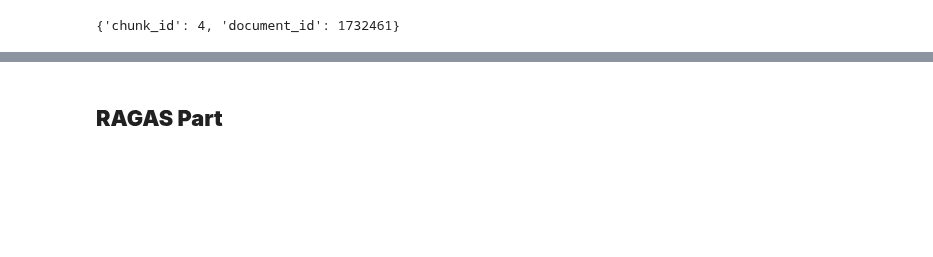
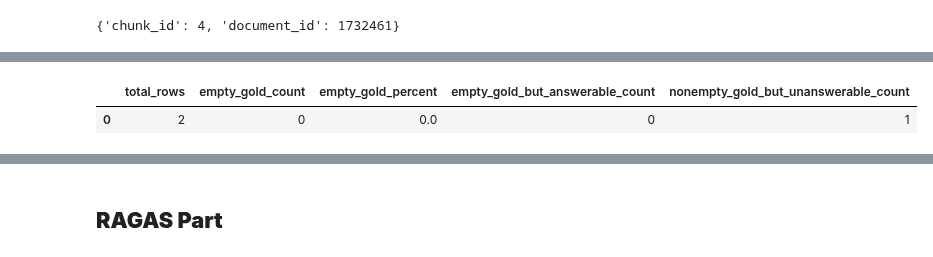
Before and after one commit to ZohoorAlmalkiUQU/ArabicaRAG-Eval, a Jupyter notebook: ArabicaQA_RAG_Eval.ipynb, the cells around one changed output, grey strips where cells are left out. Saved outputs shown, nothing was run; the diff lists cells and outputs as text; code cells hidden in the pictures; blank space fills up the shorter version.

```diff
--- a/ArabicaQA_RAG_Eval.ipynb
+++ b/ArabicaQA_RAG_Eval.ipynb
@@ -1298,17 +1535,87 @@ df_results.head()
 # %%
-# after your parsing (correct_answers is list)
+# ============================================================
+# Data Integrity Check:
+# Empty gold answers vs. is_impossible labels
+# ============================================================
+
+import os
+import math
+import pandas as pd
+
 def is_empty_gold(x):
-    if x is None: return True
-    if isinstance(x, float) and math.isnan(x): return True
+    if x is None:
+        return True
+
+    if isinstance(x, float) and math.isnan(x):
+        return True
+
     if isinstance(x, (list, tuple)):
-        return len([str(t).strip() for t in x if str(t).strip()]) == 0
+        cleaned = [str(t).strip() for t in x if str(t).strip()]
+        return len(cleaned) == 0
+
     return str(x).strip() == ""
 
 empty_mask = df_results["correct_answers"].apply(is_empty_gold)
 
-print("Empty gold count:", empty_mask.sum())
-print("Empty gold %:", round(empty_mask.mean() * 100, 2))
+# Make sure is_impossible is boolean
+df_results["is_impossible"] = df_results["is_impossible"].astype(bool)
 
-print("\nEmpty gold but is_impossible=False count:",
-      ((empty_mask) & (df_results["is_impossible"] == False)).sum())
+empty_gold_count = int(empty_mask.sum())
+empty_gold_pct = round(empty_mask.mean() * 100, 2)
+
+empty_gold_but_answerable = df_results[
+    empty_mask & (df_results["is_impossible"] == False)
+].copy()
+
+nonempty_gold_but_unanswerable = df_results[
+    (~empty_mask) & (df_results["is_impossible"] == True)
+].copy()
+
+print("=" * 80)
+print("DATA INTEGRITY CHECK: GOLD ANSWERS vs ANSWERABILITY")
+print("=" * 80)
+print(f"Total rows: {len(df_results):,}")
+print(f"Empty gold count: {empty_gold_count:,}")
+print(f"Empty gold %: {empty_gold_pct:.2f}%")
+print("-" * 80)
+print(
+    "Empty gold but is_impossible=False count:",
+    len(empty_gold_but_answerable)
+)
+print(
+    "Non-empty gold but is_impossible=True count:",
+    len(nonempty_gold_but_unanswerable)
+)
+print("=" * 80)
+
+# Save diagnostics
+diagnostics_dir = "arabicaqa_rag_results/diagnostics"
+os.makedirs(diagnostics_dir, exist_ok=True)
+
+summary = pd.DataFrame([
+    {
+        "total_rows": len(df_results),
+        "empty_gold_count": empty_gold_count,
+        "empty_gold_percent": empty_gold_pct,
+        "empty_gold_but_answerable_count": len(empty_gold_but_answerable),
+        "nonempty_gold_but_unanswerable_count": len(nonempty_gold_but_unanswerable),
+    }
+])
+
+summary_path = os.path.join(diagnostics_dir, "gold_answer_integrity_summary.csv")
+summary.to_csv(summary_path, index=False, encoding="utf-8-sig")
+
+if len(empty_gold_but_answerable) > 0:
+    path1 = os.path.join(diagnostics_dir, "empty_gold_but_answerable_rows.csv")
+    empty_gold_but_answerable.to_csv(path1, index=False, encoding="utf-8-sig")
+    print("Saved problematic rows:", path1)
+
+if len(nonempty_gold_but_unanswerable) > 0:
+    path2 = os.path.join(diagnostics_dir, "nonempty_gold_but_unanswerable_rows.csv")
+    nonempty_gold_but_unanswerable.to_csv(path2, index=False, encoding="utf-8-sig")
+    print("Saved inconsistent rows:", path2)
+
+print("Saved summary:", summary_path)
+
+summary
 # %% [output]
@@ -1318,0 +1634,2 @@ Empty gold but is_impossible=False count: 0
+|  | total_rows | empty_gold_count | empty_gold_percent | empty_gold_but_answerable_count | nonempty_gold_but_unanswerable_count |
+| 0 | 2 | 0 | 0.0 | 0 | 1 |
```
Also changed, not shown: parts of 26 cells of this notebook, 56 other files.
